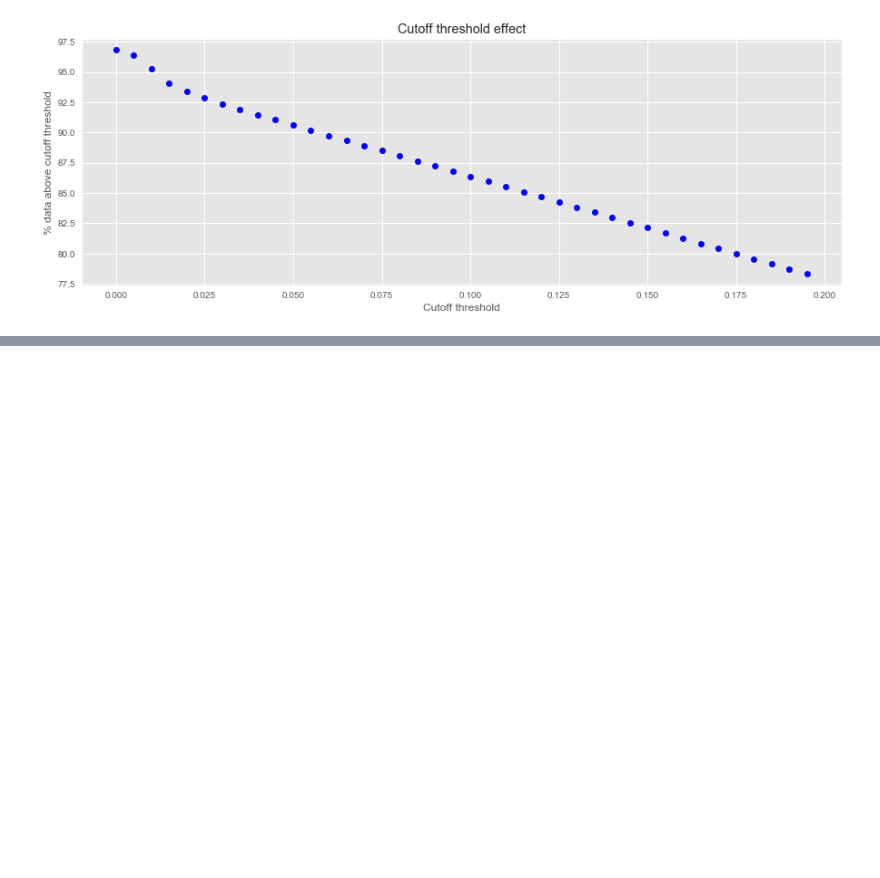
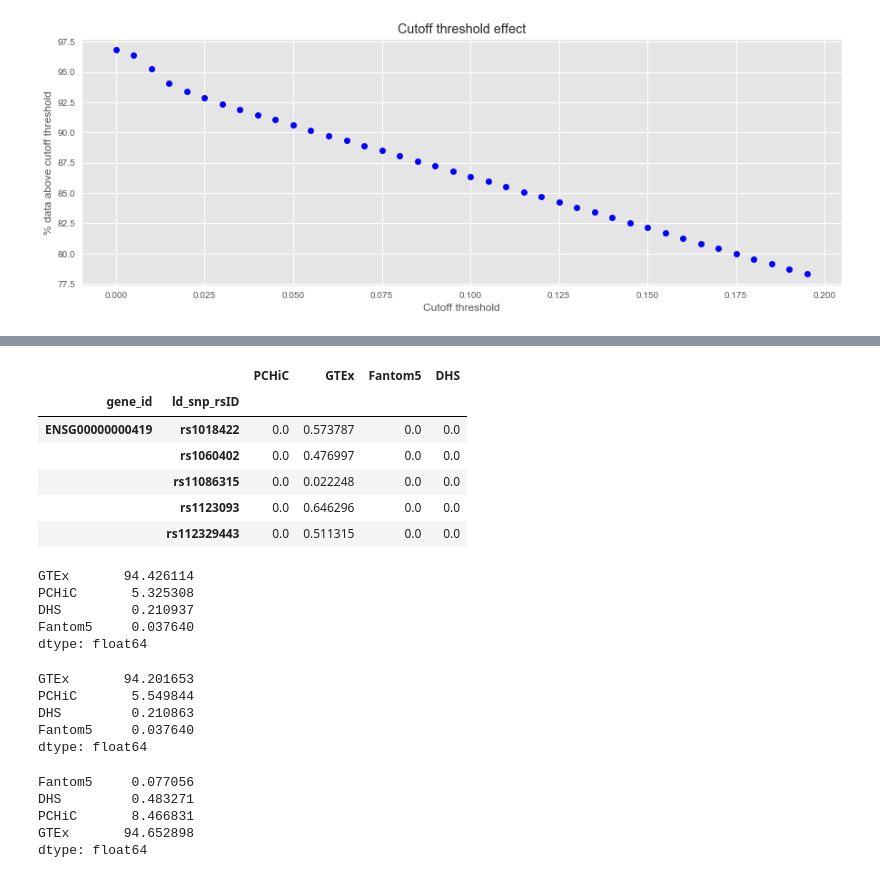
Before and after one commit to opentargets-archive/postgap_analysis, a Jupyter notebook: postgap_issues_2017_11_22.ipynb, the cells around one changed output, grey strips where cells are left out. Drawn from its saved outputs; the diff is of its cells as text; code cells hidden in the pictures; blank space fills up the shorter version.

Commit message:
Look at overlap and percentage of nonzero and max subscores

```diff
--- a/postgap_issues_2017_11_22.ipynb
+++ b/postgap_issues_2017_11_22.ipynb
@@ -184,0 +188,45 @@ plt.show()
+# %%
+ot_scores_filtered.head()
+# %% [output]
+|  |  | PCHiC | GTEx | Fantom5 | DHS |
+| gene_id | ld_snp_rsID |  |  |  |  |
+| ENSG00000000419 | rs1018422 | 0.0 | 0.573787 | 0.0 | 0.0 |
+|  | rs1060402 | 0.0 | 0.476997 | 0.0 | 0.0 |
+|  | rs11086315 | 0.0 | 0.022248 | 0.0 | 0.0 |
+|  | rs1123093 | 0.0 | 0.646296 | 0.0 | 0.0 |
+|  | rs112329443 | 0.0 | 0.511315 | 0.0 | 0.0 |
+# %%
+# what % of gene-snps have subscore X as the max?
+subscore_is_max = ot_scores_filtered.idxmax(axis=1).value_counts()
+subscore_is_max_perc = subscore_is_max * 100 / subscore_is_max.sum()
+print(subscore_is_max_perc)
+# %% [output]
+GTEx       94.426114
+PCHiC       5.325308
+DHS         0.210937
+Fantom5     0.037640
+dtype: float64
+# %%
+# what % of gene-snps have subscore X as the max (if pchic is scaled by 4)?
+pchic_big = ot_scores_filtered.copy()
+pchic_big.PCHiC = pchic_big.PCHiC * 4
+subscore_is_max = pchic_big.idxmax(axis=1).value_counts()
+subscore_is_max_perc = subscore_is_max * 100 / subscore_is_max.sum()
+print(subscore_is_max_perc)
+# %% [output]
+GTEx       94.201653
+PCHiC       5.549844
+DHS         0.210863
+Fantom5     0.037640
+dtype: float64
+# %%
+# what % of gene-snps have a non-zero subscore X?
+subscore_is_nonzero = (ot_scores_filtered > 0).sum()
+subscore_is_nonzero_perc = subscore_is_nonzero * 100 / ot_scores_filtered.shape[0]
+print(subscore_is_nonzero_perc.sort_values())
+# %% [output]
+Fantom5     0.077056
+DHS         0.483271
+PCHiC       8.466831
+GTEx       94.652898
+dtype: float64
```
Also changed, not shown: parts of 2 cells of this notebook.
